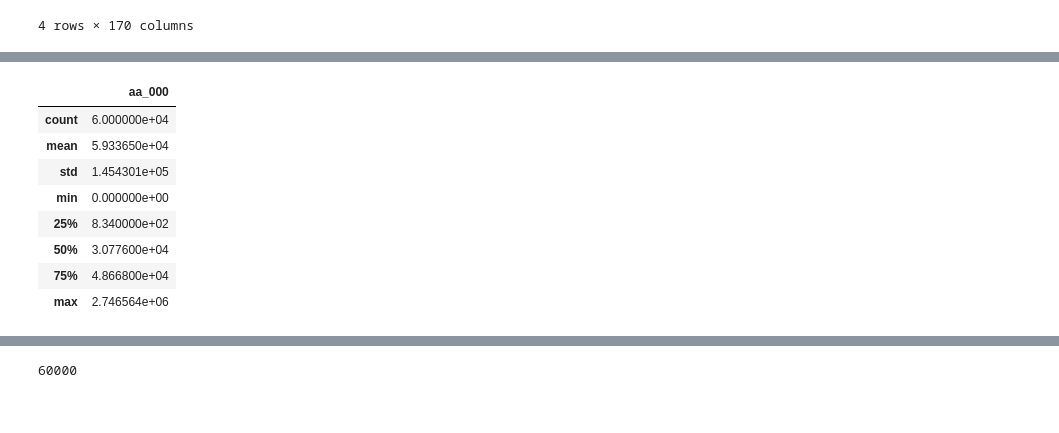
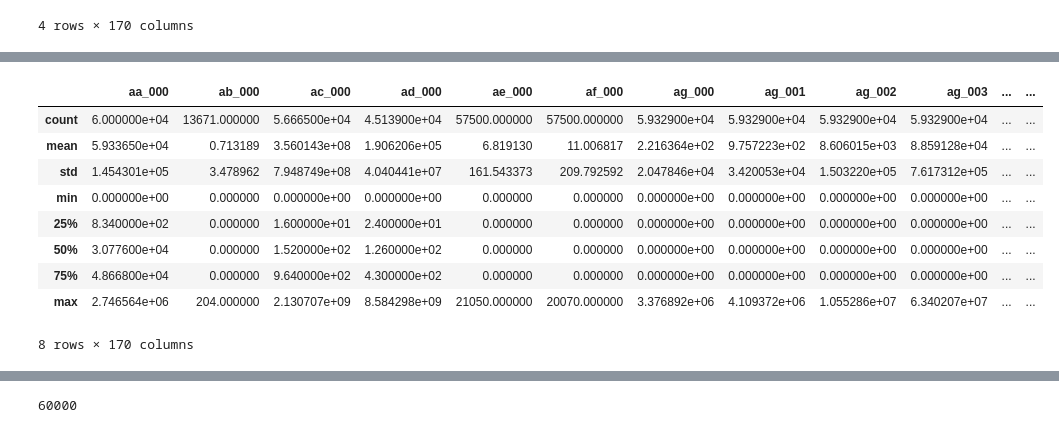
Before and after one commit to FedericoAriton99/CA-1-Data-Preparation, a Jupyter notebook: CA 1 Python.ipynb, the cells around one changed output, grey strips where cells are left out. Drawn from its saved outputs; the diff is of its cells as text; code cells hidden in the pictures.

Commit message:
fixing the missed value

```diff
--- a/CA 1 Python.ipynb
+++ b/CA 1 Python.ipynb
@@ -36,3 +78,8 @@ aps.describe(include=object)
 | top | neg | na | 0 | na | 0 | 0 | 0 | 0 | 0 | 0 | ... | ... |
 | freq | 59000 | 46329 | 8752 | 14861 | 55543 | 55476 | 59133 | 58587 | 56181 | 46894 | ... | ... |
 4 rows × 170 columns
+# %%
+corrupt_values = ["NA","N/A","-","NaN","missing","na"]
+aps2 = pd.read_csv('aps_failure_set.csv', na_values=corrupt_values)
+missing_values = aps2.isnull().sum()
+print(missing_values)
@@ -39,12 +99,13 @@ aps.describe(include=object)
 # %%
-aps.describe()
+aps2.describe()
 # %% [output]
-|  | aa_000 |
-| count | 6.000000e+04 |
-| mean | 5.933650e+04 |
-| std | 1.454301e+05 |
-| min | 0.000000e+00 |
-| 25% | 8.340000e+02 |
-| 50% | 3.077600e+04 |
-| 75% | 4.866800e+04 |
-| max | 2.746564e+06 |
+|  | aa_000 | ab_000 | ac_000 | ad_000 | ae_000 | af_000 | ag_000 | ag_001 | ag_002 | ag_003 | ... | ... |
+| count | 6.000000e+04 | 13671.000000 | 5.666500e+04 | 4.513900e+04 | 57500.000000 | 57500.000000 | 5.932900e+04 | 5.932900e+04 | 5.932900e+04 | 5.932900e+04 | ... | ... |
+| mean | 5.933650e+04 | 0.713189 | 3.560143e+08 | 1.906206e+05 | 6.819130 | 11.006817 | 2.216364e+02 | 9.757223e+02 | 8.606015e+03 | 8.859128e+04 | ... | ... |
+| std | 1.454301e+05 | 3.478962 | 7.948749e+08 | 4.040441e+07 | 161.543373 | 209.792592 | 2.047846e+04 | 3.420053e+04 | 1.503220e+05 | 7.617312e+05 | ... | ... |
+| min | 0.000000e+00 | 0.000000 | 0.000000e+00 | 0.000000e+00 | 0.000000 | 0.000000 | 0.000000e+00 | 0.000000e+00 | 0.000000e+00 | 0.000000e+00 | ... | ... |
+| 25% | 8.340000e+02 | 0.000000 | 1.600000e+01 | 2.400000e+01 | 0.000000 | 0.000000 | 0.000000e+00 | 0.000000e+00 | 0.000000e+00 | 0.000000e+00 | ... | ... |
+| 50% | 3.077600e+04 | 0.000000 | 1.520000e+02 | 1.260000e+02 | 0.000000 | 0.000000 | 0.000000e+00 | 0.000000e+00 | 0.000000e+00 | 0.000000e+00 | ... | ... |
+| 75% | 4.866800e+04 | 0.000000 | 9.640000e+02 | 4.300000e+02 | 0.000000 | 0.000000 | 0.000000e+00 | 0.000000e+00 | 0.000000e+00 | 0.000000e+00 | ... | ... |
+| max | 2.746564e+06 | 204.000000 | 2.130707e+09 | 8.584298e+09 | 21050.000000 | 20070.000000 | 3.376892e+06 | 4.109372e+06 | 1.055286e+07 | 6.340207e+07 | ... | ... |
+8 rows × 170 columns
```
Also changed, not shown: parts of 6 cells of this notebook.
